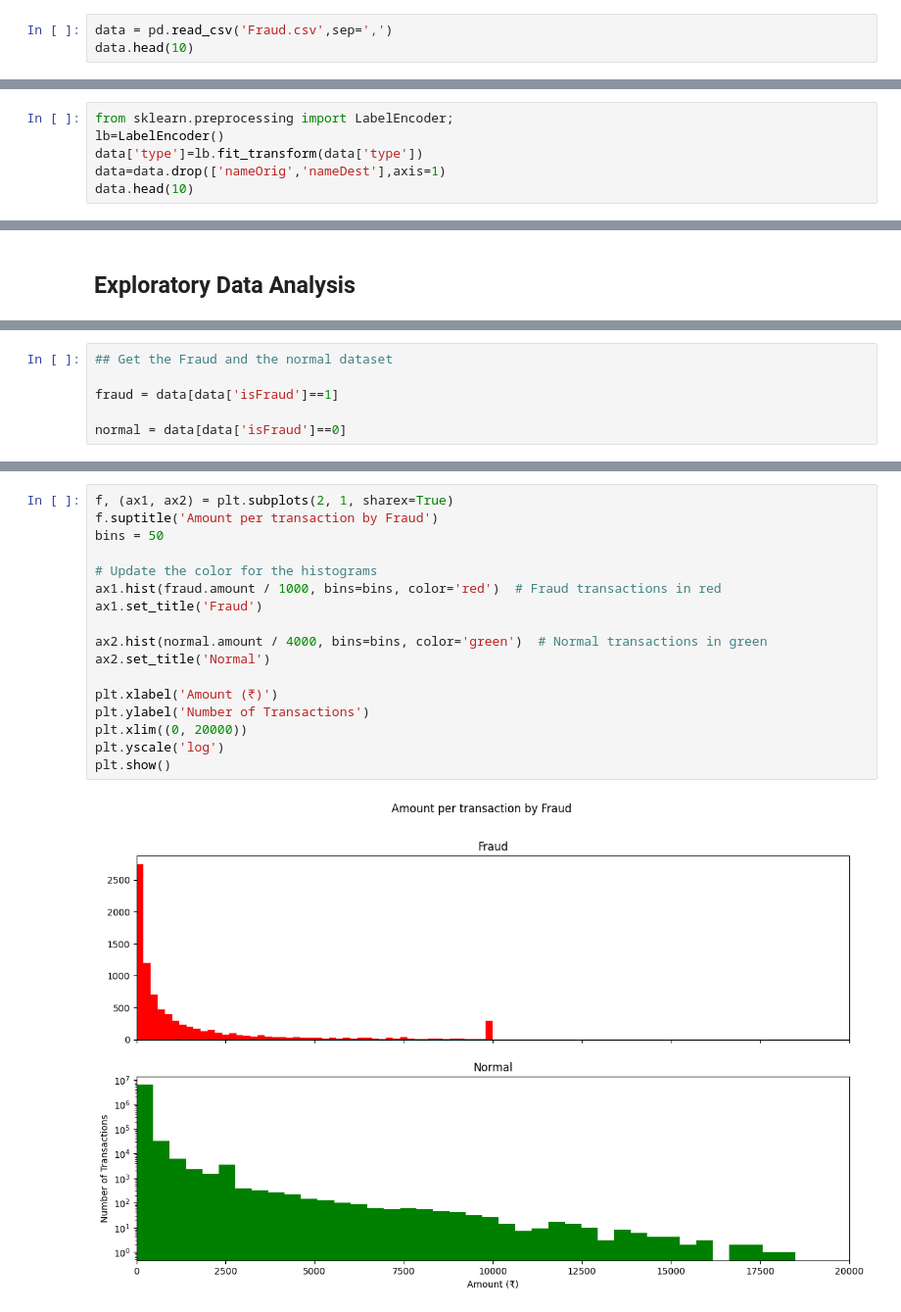
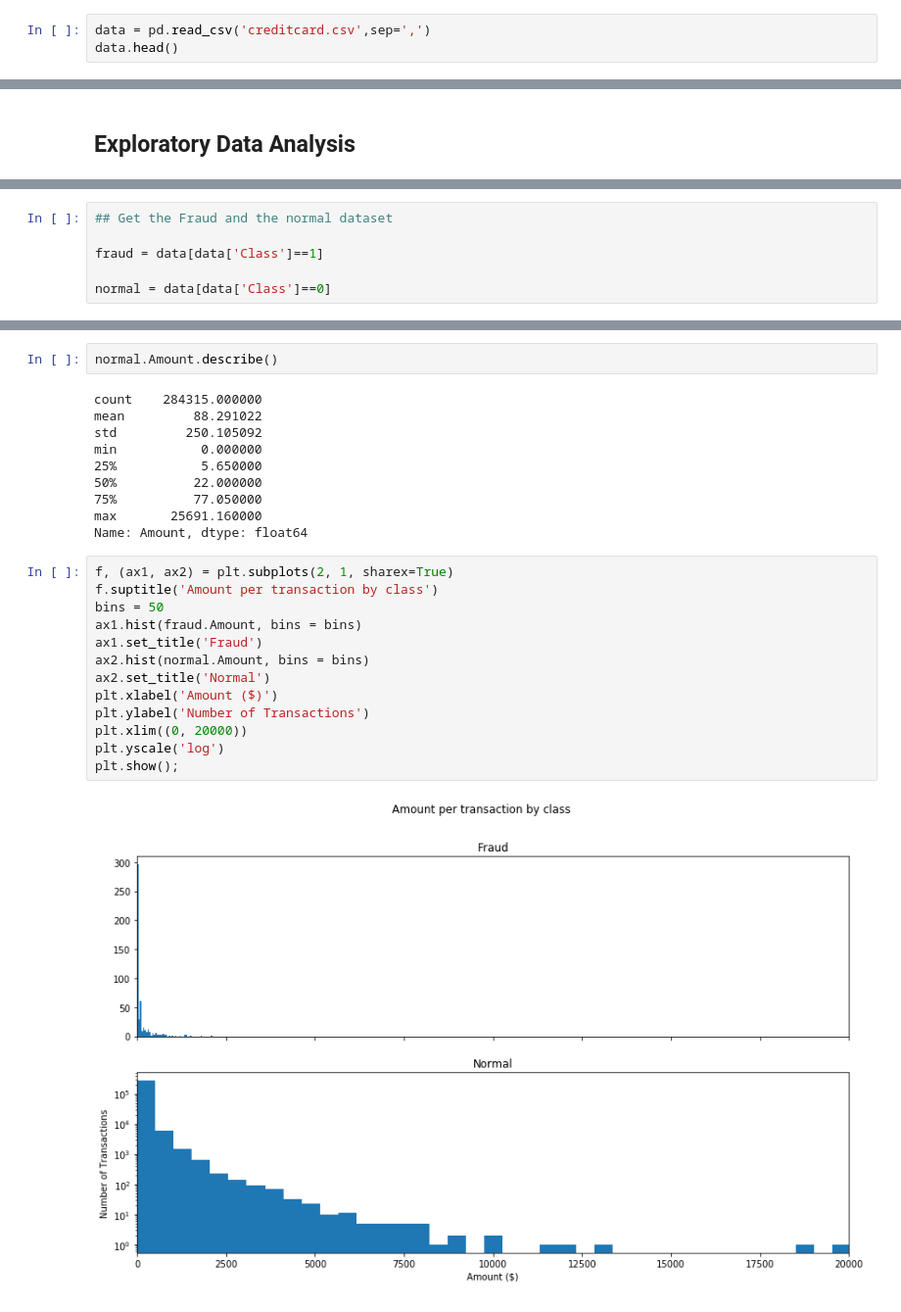
Before and after one commit to Talib2021/Predicting_Fraudulent_Transactions, a Jupyter notebook: Anamoly Detection.ipynb, the cells around one changed output, grey strips where cells are left out. Shown at 98% size. Cells and saved outputs as stored; diff of their text form.

```diff
--- a/Anamoly Detection.ipynb
+++ b/Anamoly Detection.ipynb
@@ -18,6 +27,6 @@ rcParams['figure.figsize'] = 14, 8
 RANDOM_SEED = 42
 LABELS = ["Normal", "Fraud"]
 # %%
-data = pd.read_csv('Fraud.csv',sep=',')
-data.head(10)
+data = pd.read_csv('creditcard.csv',sep=',')
+data.head()
 # %% [output]
@@ -35,6 +39,0 @@ data.head(10)
-# %%
-from sklearn.preprocessing import LabelEncoder;
-lb=LabelEncoder()
-data['type']=lb.fit_transform(data['type'])
-data=data.drop(['nameOrig','nameDest'],axis=1)
-data.head(10)
@@ -79,9 +81,9 @@ Name: count, dtype: int64
 # %%
 ## Get the Fraud and the normal dataset
 
-fraud = data[data['isFraud']==1]
+fraud = data[data['Class']==1]
 
-normal = data[data['isFraud']==0]
+normal = data[data['Class']==0]
 # %%
 print(fraud.shape,normal.shape)
 # %% [output]
@@ -101,20 +105,28 @@ Name: amount, dtype: float64
+# %%
+normal.Amount.describe()
+# %% [output]
+count    284315.000000
+mean         88.291022
+std         250.105092
+min           0.000000
+25%           5.650000
+50%          22.000000
+75%          77.050000
+max       25691.160000
+Name: Amount, dtype: float64
 # %%
 f, (ax1, ax2) = plt.subplots(2, 1, sharex=True)
-f.suptitle('Amount per transaction by Fraud')
+f.suptitle('Amount per transaction by class')
 bins = 50
-
-# Update the color for the histograms
-ax1.hist(fraud.amount / 1000, bins=bins, color='red')  # Fraud transactions in red
+ax1.hist(fraud.Amount, bins = bins)
 ax1.set_title('Fraud')
-
-ax2.hist(normal.amount / 4000, bins=bins, color='green')  # Normal transactions in green
+ax2.hist(normal.Amount, bins = bins)
 ax2.set_title('Normal')
-
-plt.xlabel('Amount (₹)')
+plt.xlabel('Amount ($)')
 plt.ylabel('Number of Transactions')
 plt.xlim((0, 20000))
 plt.yscale('log')
-plt.show()
+plt.show();
 # %% [output]
-[figure, old version]
+[figure, new version]
 # %%
```
Also changed, not shown: parts of 34 cells of this notebook.
